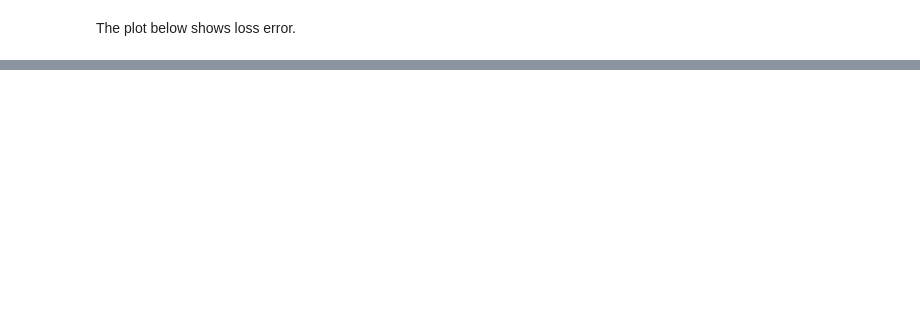
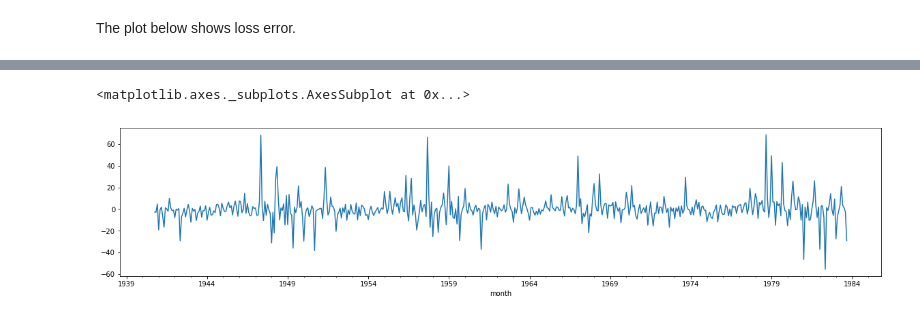
Before and after one commit to lipinski/deep-learning-projects, a Jupyter notebook: ConvolutionalNeuralNetworkForTimeSeries.ipynb, the cells around one changed output, grey strips where cells are left out. Saved outputs shown, nothing was run; the diff lists cells and outputs as text; code cells hidden in the pictures; blank space fills up the shorter version.

```diff
--- a/ConvolutionalNeuralNetworkForTimeSeries.ipynb
+++ b/ConvolutionalNeuralNetworkForTimeSeries.ipynb
@@ -246,0 +212,6 @@ for i, data in enumerate(sunspot_test_dataloader):
+# %%
+test_df['error'] = test_df['observations'] - test_df['prediction']
+test_df.error.plot(figsize=(20, 4))
+# %% [output]
+<matplotlib.axes._subplots.AxesSubplot at 0x...>
+[figure, added]
```
Also changed, not shown: parts of 24 cells of this notebook.
